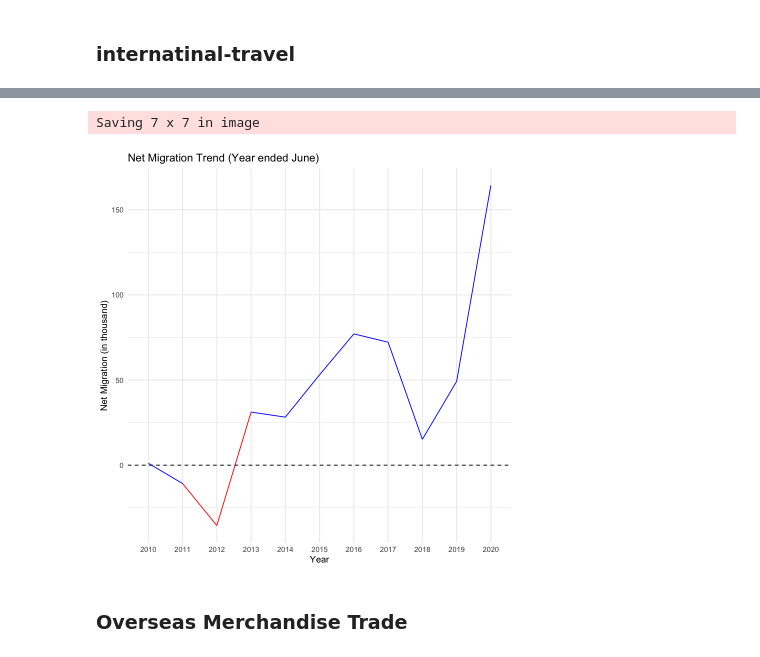
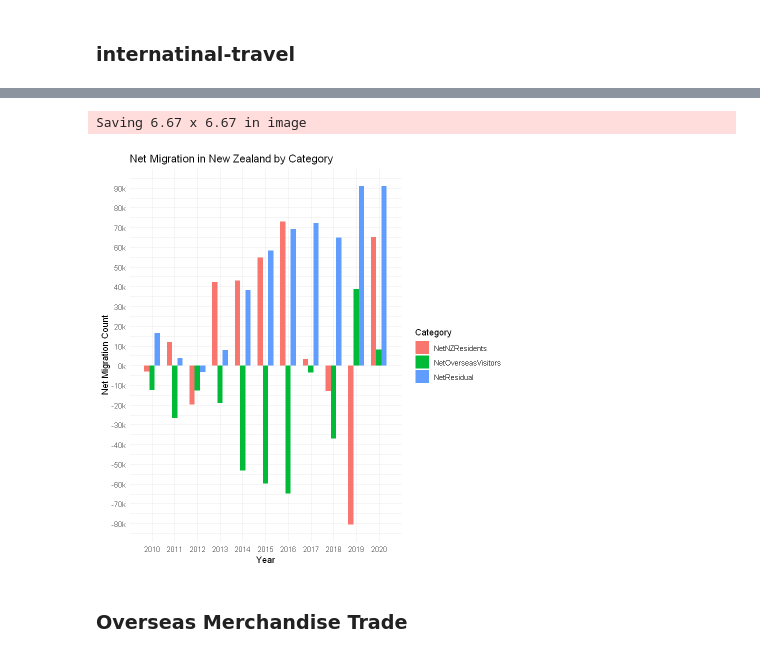
Before and after one commit to yutingzhangTina/Data201_group_project, a Jupyter notebook: education+travel+oversea trade.ipynb, the cells around one changed output, grey strips where cells are left out. Drawn from its saved outputs; the diff is of its cells as text; code cells hidden in the pictures.

Commit message:
Adjust the chart in the international-travel section
Re-run all the code at the same time

```diff
--- a/education+travel+oversea trade.ipynb
+++ b/education+travel+oversea trade.ipynb
@@ -861,25 +841,29 @@ Saving 7 x 7 in image
 # %%
-# The net difference between the total number of people entering and leaving New Zealand, including travelers and immigrants.
-net_migration <- data_Arrivals %>%
-  select(Period, Arrivals = `Total movements`) %>%
-  left_join(data_Departures %>% select(Period, Departures = `Total movements`), by = "Period") %>%
-  mutate(NetMigration = Arrivals - Departures)
+# Calculate each category
+data_Arrivals$NetOverseasVisitors <- data_Arrivals$OverseasVisitors - data_Departures$OverseasVisitors
+data_Arrivals$NetNZResidents <- data_Arrivals$NZResidents - data_Departures$NZResidents
+data_Arrivals$NetResidual <- data_Arrivals$Residual - data_Departures$Residual
 
-# Convert Total movements to thousands units
-net_migration$`NetMigration` <- net_migration$`NetMigration` / 1000
+data_long <- data_Arrivals %>%
+  select(Period, NetOverseasVisitors, NetNZResidents, NetResidual) %>%
+  gather(key = "Category", value = "NetMigration", -Period)
 
-Net_trend<-ggplot(net_migration, aes(x = factor(Period), y = NetMigration)) +
-  geom_line(group = 1, color = ifelse(net_migration$NetMigration >= 0, "blue", "red")) +
-  geom_hline(yintercept = 0, linetype = "dashed") +
-  labs(title = "Net Migration Trend (Year ended June)",
+net_migration = ggplot(data_long, aes(x = as.factor(Period), y = NetMigration, fill = Category)) +
+  geom_bar(stat = "identity", position = "dodge", width = 0.7) +
+  labs(title = "Net Migration in New Zealand by Category",
        x = "Year",
-       y = "Net Migration (in thousand)") +
-  theme_minimal()
-Net_trend
-ggsave(Net_trend,filename = "Net Migration Trend (Year ended June).jpg")
+       y = "Net Migration Count",
+       fill = "Category") +
+  theme_minimal() +
+  scale_x_discrete(labels = as.character(data_Arrivals$Period), expand = c(0.1, 0)) +
+  scale_y_continuous(labels = function(x) paste0(x/1e3, "k"), breaks = seq(-100000, 100000, by = 10000))
+
+print(net_migration)
+
+ggsave(net_migration, filename = "net_migration.jpg")
 # %% [output]
-Saving 7 x 7 in image
+Saving 6.67 x 6.67 in image
-[figure, old version]
+[figure, new version]
 # %% [markdown]
 ### Overseas Merchandise Trade
 # %%
```
Also changed, not shown: parts of 15 cells of this notebook.
